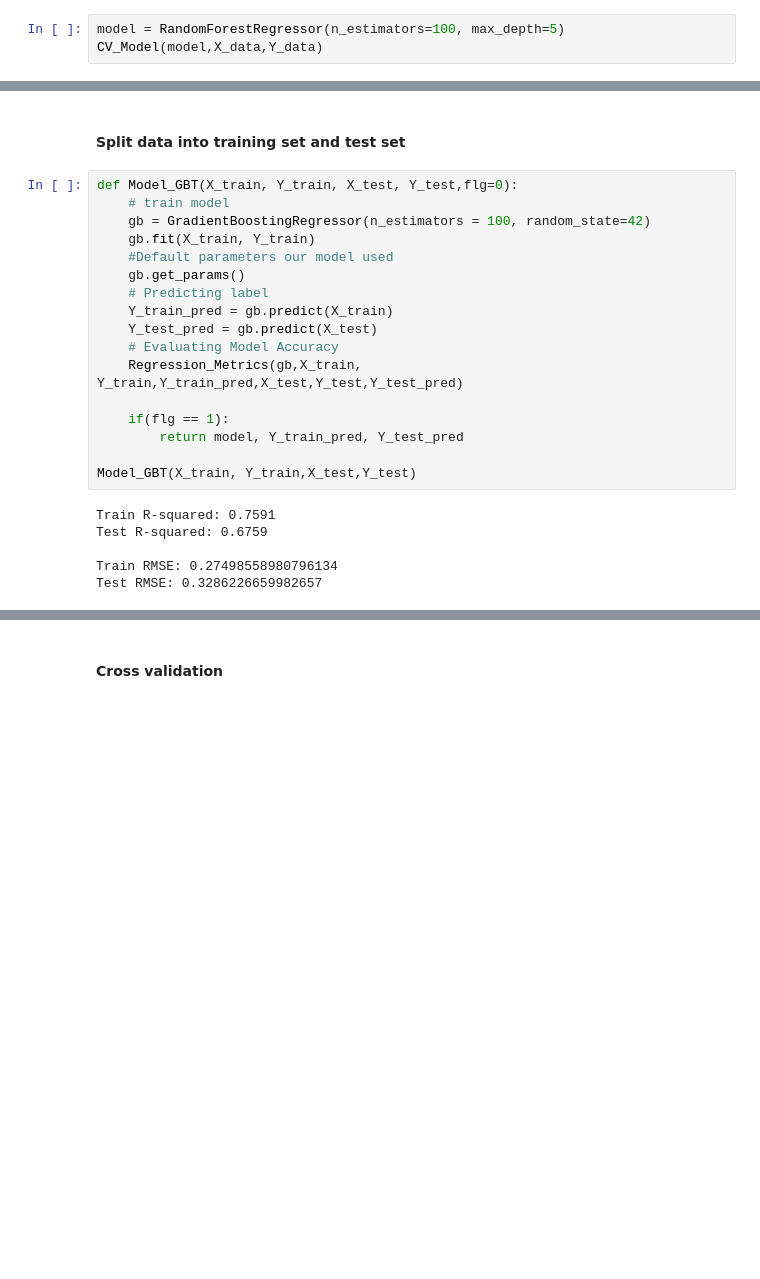
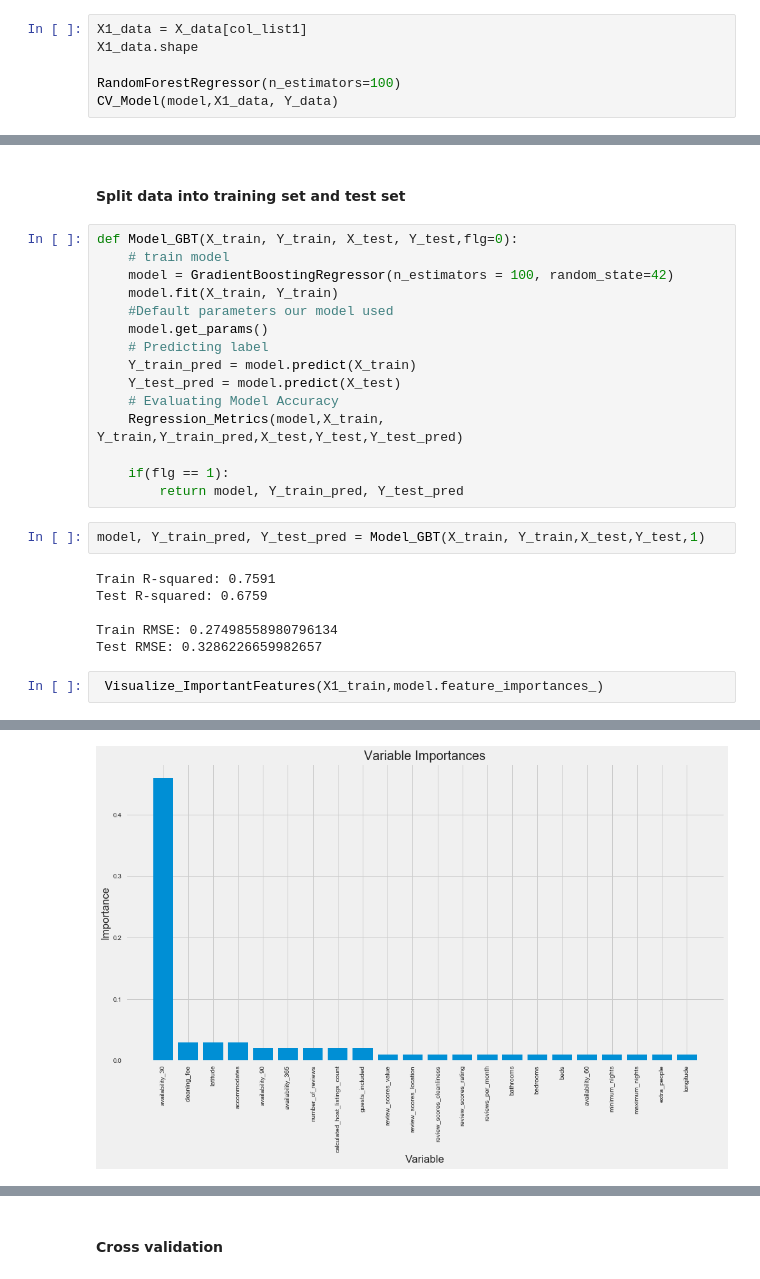
Before and after one commit to ntmai03/Airbnb, a Jupyter notebook: AirbnbPricePredictionModel.ipynb, the cells around one changed output, grey strips where cells are left out. Drawn from its saved outputs; the diff is of its cells as text; blank space fills up the shorter version.

```diff
--- a/AirbnbPricePredictionModel.ipynb
+++ b/AirbnbPricePredictionModel.ipynb
@@ -459,6 +624,9 @@ Test RMSE: 0.3302818191233967
 # %% [markdown]
 #### Cross validation
 # %%
-model = RandomForestRegressor(n_estimators=100, max_depth=5)
-CV_Model(model,X_data,Y_data)
+X1_data = X_data[col_list1]
+X1_data.shape
+
+RandomForestRegressor(n_estimators=100)
+CV_Model(model,X1_data, Y_data)
 # %% [output]
@@ -473,23 +641,26 @@ Average rmse score:  0.37
 # %%
 def Model_GBT(X_train, Y_train, X_test, Y_test,flg=0):
     # train model
-    gb = GradientBoostingRegressor(n_estimators = 100, random_state=42)
-    gb.fit(X_train, Y_train)
+    model = GradientBoostingRegressor(n_estimators = 100, random_state=42)
+    model.fit(X_train, Y_train)
     #Default parameters our model used
-    gb.get_params()
+    model.get_params()
     # Predicting label
-    Y_train_pred = gb.predict(X_train)
-    Y_test_pred = gb.predict(X_test)
+    Y_train_pred = model.predict(X_train)
+    Y_test_pred = model.predict(X_test)
     # Evaluating Model Accuracy
-    Regression_Metrics(gb,X_train, Y_train,Y_train_pred,X_test,Y_test,Y_test_pred)
+    Regression_Metrics(model,X_train, Y_train,Y_train_pred,X_test,Y_test,Y_test_pred)
 
     if(flg == 1):
         return model, Y_train_pred, Y_test_pred
-
-Model_GBT(X_train, Y_train,X_test,Y_test)
-# %% [output]
-Train R-squared: 0.7591
-Test R-squared: 0.6759
-
-Train RMSE: 0.27498558980796134
-Test RMSE: 0.3286226659982657
+# %%
+model, Y_train_pred, Y_test_pred = Model_GBT(X_train, Y_train,X_test,Y_test,1)
+# %% [output]
+Train R-squared: 0.7591
+Test R-squared: 0.6759
+
+Train RMSE: 0.27498558980796134
+Test RMSE: 0.3286226659982657
+# %%
+ Visualize_ImportantFeatures(X1_train,model.feature_importances_)
+# %% [output]
@@ -495,0 +684 @@ Test RMSE: 0.3286226659982657
+[figure, added]
```
Also changed, not shown: parts of 161 cells of this notebook.
